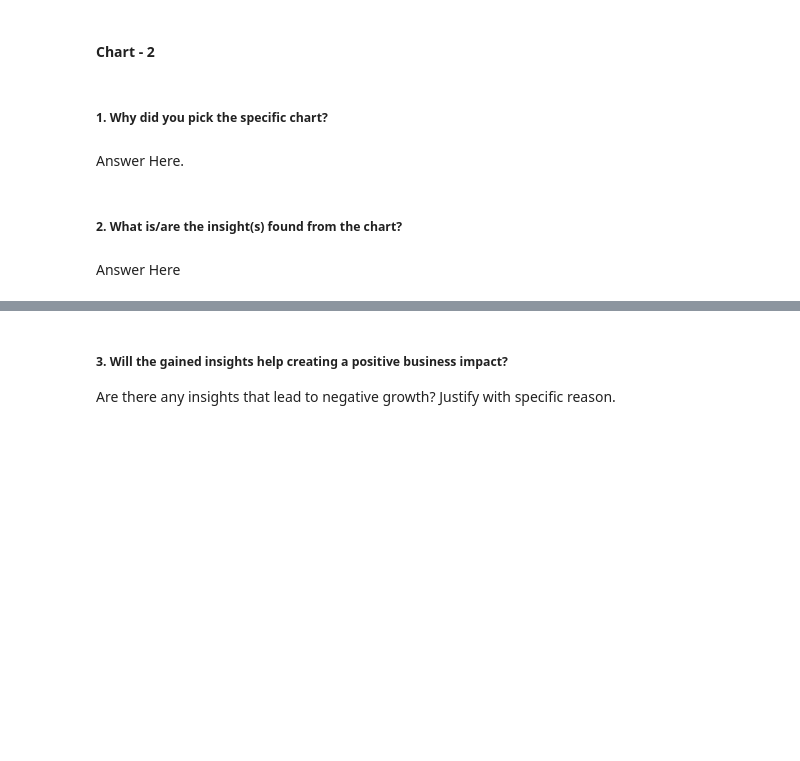
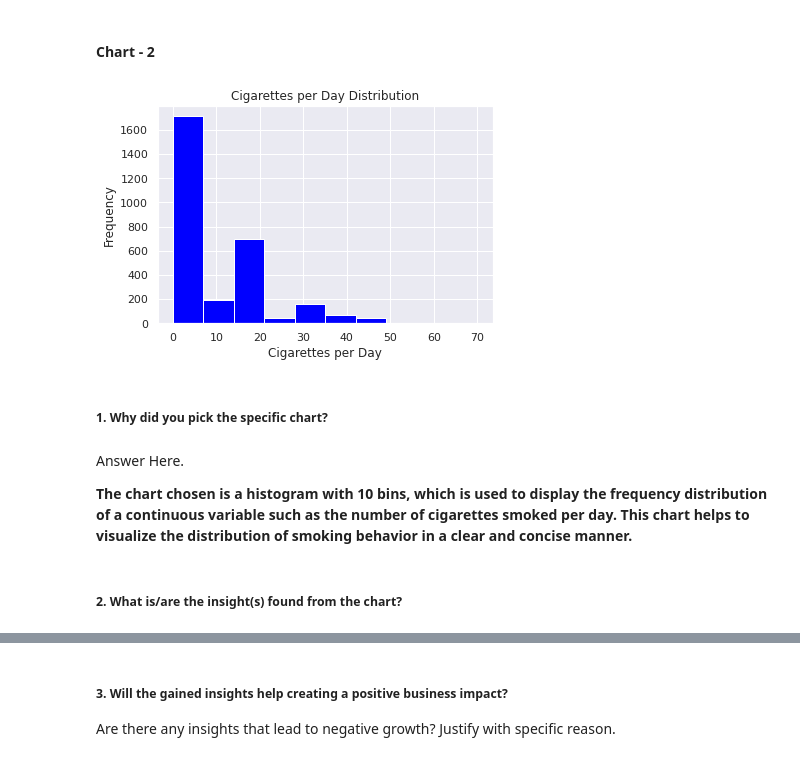
Before and after one commit to Vrishali04/Cardiovascular_Risk_Prediction_Classification_Capstone_Project2, a Jupyter notebook: Cardiovascular_Classification_Capstone_Project_Submission.ipynb, the cells around one changed output, grey strips where cells are left out. Saved outputs shown, nothing was run; the diff lists cells and outputs as text; code cells hidden in the pictures; blank space fills up the shorter version.

```diff
--- a/Cardiovascular_Classification_Capstone_Project_Submission.ipynb
+++ b/Cardiovascular_Classification_Capstone_Project_Submission.ipynb
@@ -173,8 +384,18 @@ Answer Here
+# %%
+# Chart - 2 visualization code
+
+plt.hist(df['cigsPerDay'], bins=10, color='blue')
+plt.xlabel('Cigarettes per Day')
+plt.ylabel('Frequency')
+plt.title('Cigarettes per Day Distribution')
+plt.show()
+# %% [output]
+[figure, added]
 # %% [markdown]
 ##### 1. Why did you pick the specific chart?
-# %% [markdown]
-Answer Here.
+# %% [markdown]
+Answer Here.
+
+<b>The chart chosen is a histogram with 10 bins, which is used to display the frequency distribution of a continuous variable such as the number of cigarettes smoked per day. This chart helps to visualize the distribution of smoking behavior in a clear and concise manner.
 # %% [markdown]
 ##### 2. What is/are the insight(s) found from the chart?
-# %% [markdown]
-Answer Here
```
Also changed, not shown: parts of 151 cells of this notebook.
